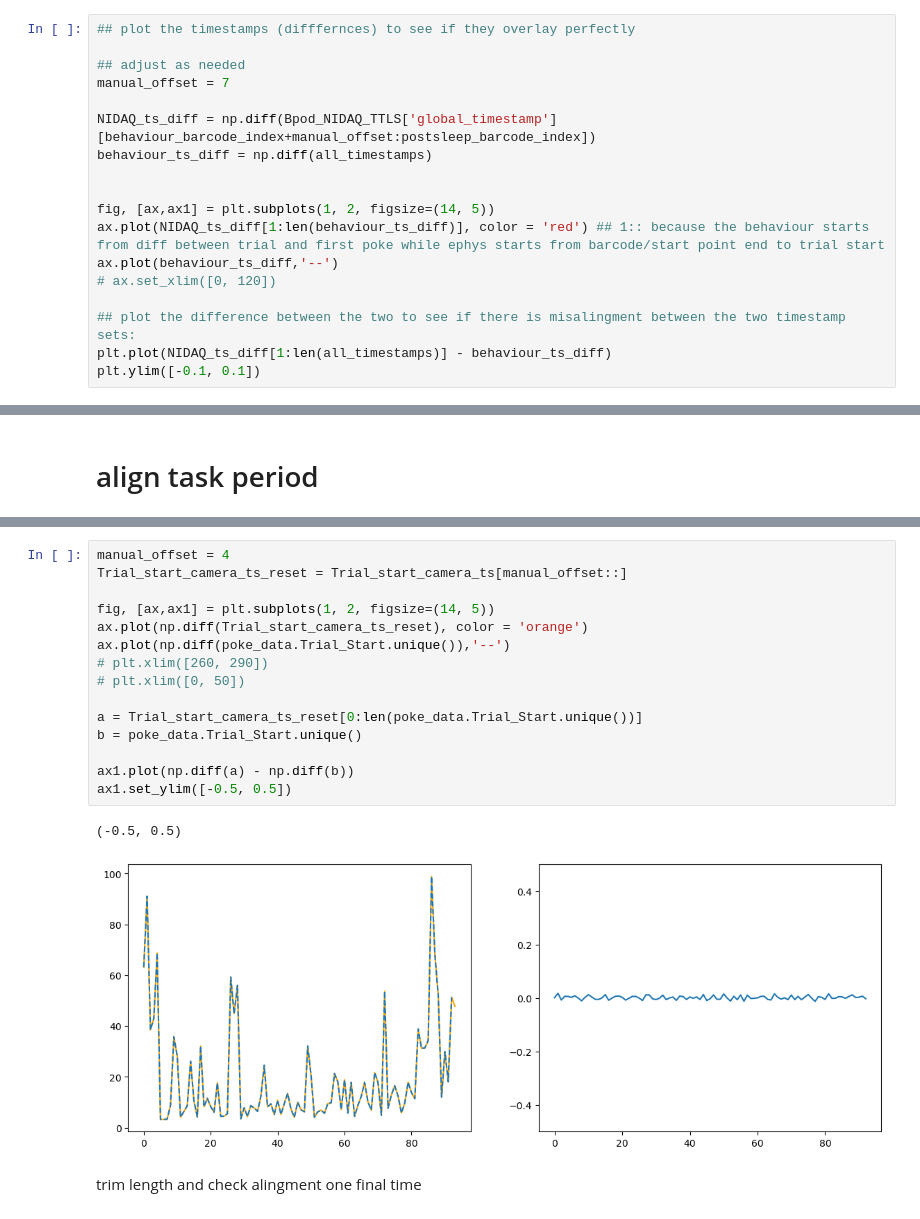
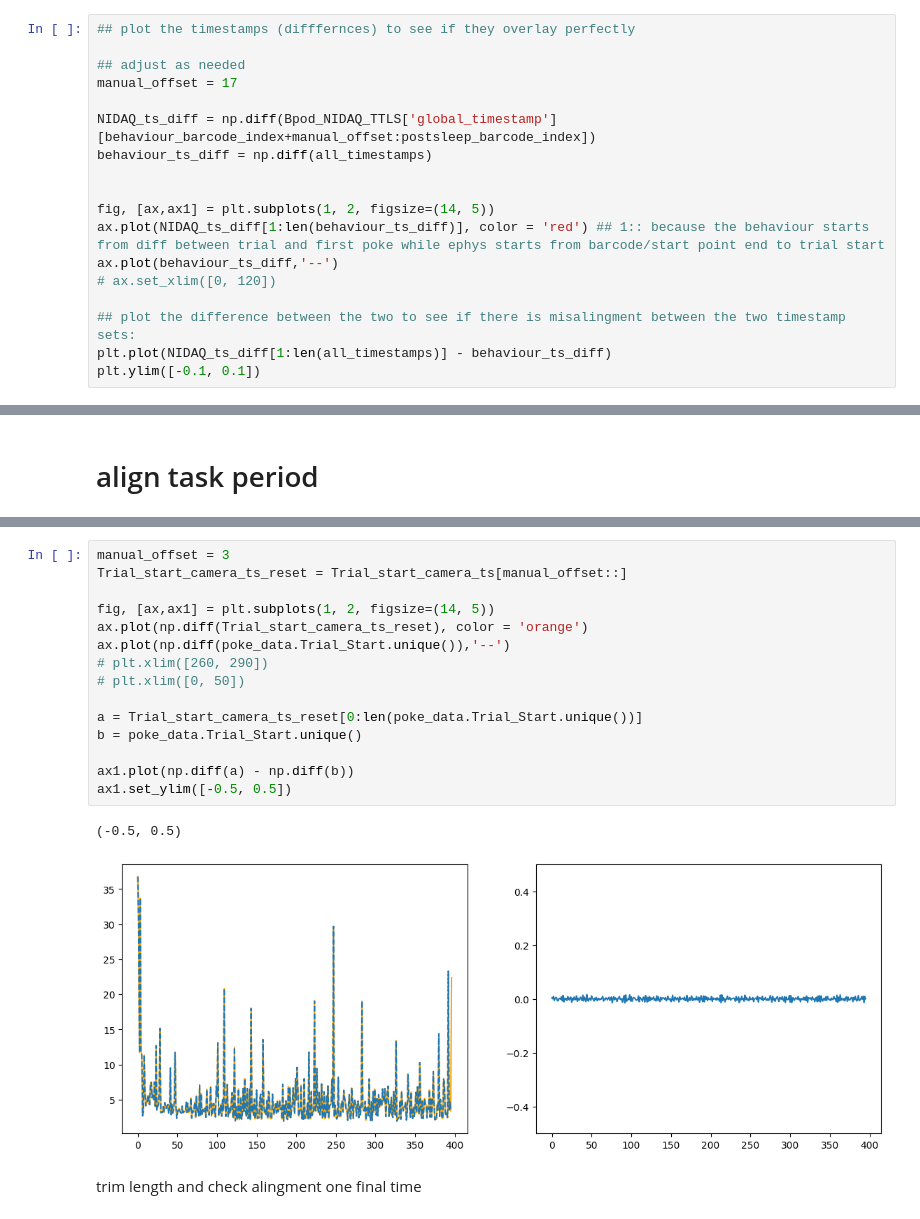
Before and after one commit to SainsburyWellcomeCentre/sequences_neuropixel_preprocess, a Jupyter notebook: 6_align_data.ipynb, the cells around one changed output, grey strips where cells are left out. Saved outputs shown, nothing was run; the diff lists cells and outputs as text.

```diff
--- a/6_align_data.ipynb
+++ b/6_align_data.ipynb
@@ -889,7 +871,7 @@ Z:\projects\sequence_squad\revision_data\organised_data\animals\\ap5R_implant1\r
 ## plot the timestamps (difffernces) to see if they overlay perfectly
 
 ## adjust as needed
-manual_offset = 7
+manual_offset = 17
 
 NIDAQ_ts_diff = np.diff(Bpod_NIDAQ_TTLS['global_timestamp'][behaviour_barcode_index+manual_offset:postsleep_barcode_index])
 behaviour_ts_diff = np.diff(all_timestamps)
@@ -1109,21 +1091,21 @@ red should be a downtick - top
 # %%
-manual_offset = 4
+manual_offset = 3
 Trial_start_camera_ts_reset = Trial_start_camera_ts[manual_offset::]
 
 fig, [ax,ax1] = plt.subplots(1, 2, figsize=(14, 5))
 ax.plot(np.diff(Trial_start_camera_ts_reset), color = 'orange')
 ax.plot(np.diff(poke_data.Trial_Start.unique()),'--')
 # plt.xlim([260, 290])
 # plt.xlim([0, 50])
 
 a = Trial_start_camera_ts_reset[0:len(poke_data.Trial_Start.unique())]
 b = poke_data.Trial_Start.unique()
 
 ax1.plot(np.diff(a) - np.diff(b))
 ax1.set_ylim([-0.5, 0.5])
 # %% [output]
 (-0.5, 0.5)
-[figure, old version]
+[figure, new version]
 # %% [markdown]
 trim length and check alingment one final time
 # %%
```
Also changed, not shown: parts of 17 cells of this notebook.
